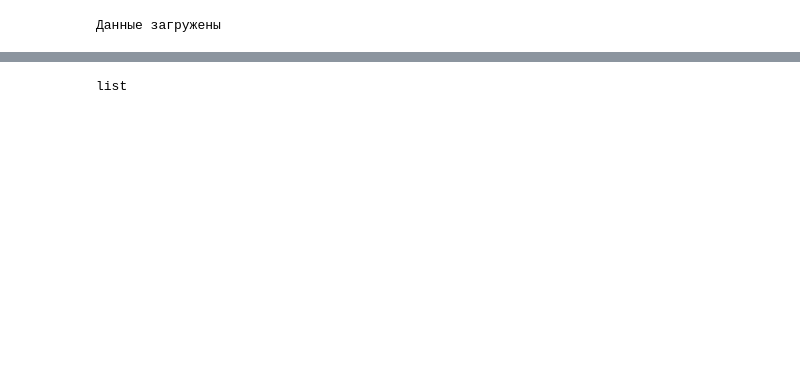
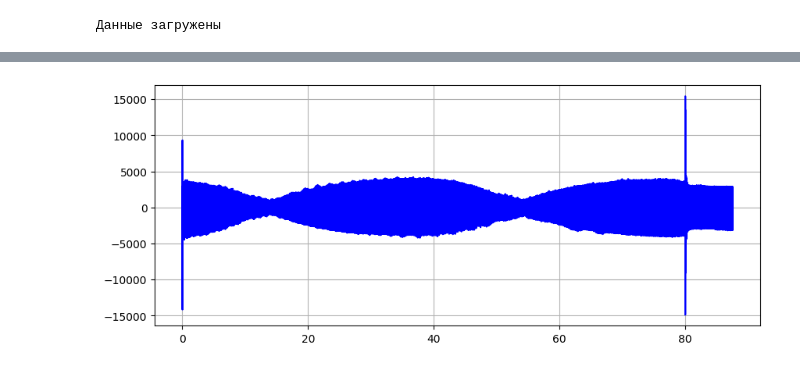
Before and after one commit to bdExplore/Scientific, a Jupyter notebook: Python/pgd_nanal.ipynb, the cells around one changed output, grey strips where cells are left out. Saved outputs shown, nothing was run; the diff lists cells and outputs as text; code cells hidden in the pictures; blank space fills up the shorter version.

```diff
--- a/Python/pgd_nanal.ipynb
+++ b/Python/pgd_nanal.ipynb
@@ -61,4 +43,0 @@ t = [0, 0, 0, 0, 0,]
-# %%
-type(t)
-# %% [output]
-list
@@ -64,0 +81,11 @@ list
+# %%
+sample_rate, data_zoom_21_2 = wavfile.read('/Users/bogda/Desktop/Acoustics/Scientific/Исходные данные/PGD_camera/ZOOM0021/ZOOM0021_Tr2.WAV')
+t_21 = np.arange(len(data_zoom_21_2))/sample_rate
+f_21 = fftfreq(int(len(data_zoom_21_2)), 1 / sample_rate)
+# %%
+plt.figure(figsize=(10,4))
+plt.plot(t_21 , data_zoom_21_2, color='blue')
+plt.grid(True)
+plt.show()
+# %% [output]
+[figure, added]
```
Also changed, not shown: parts of 12 cells of this notebook, 2 other files.
